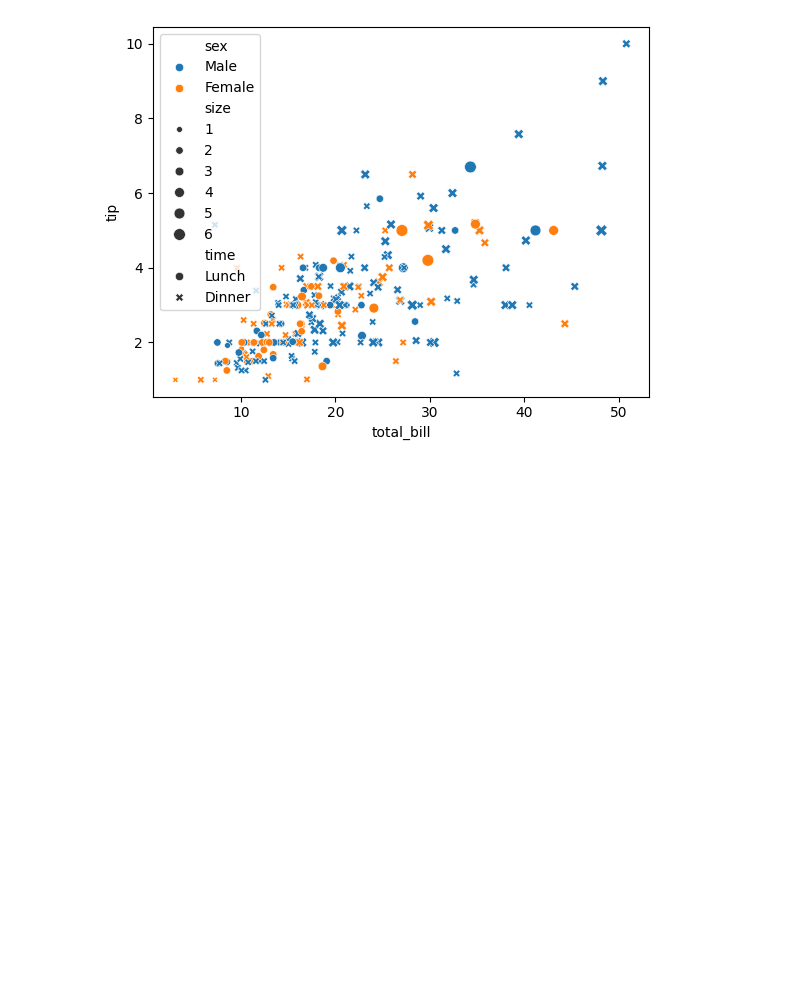
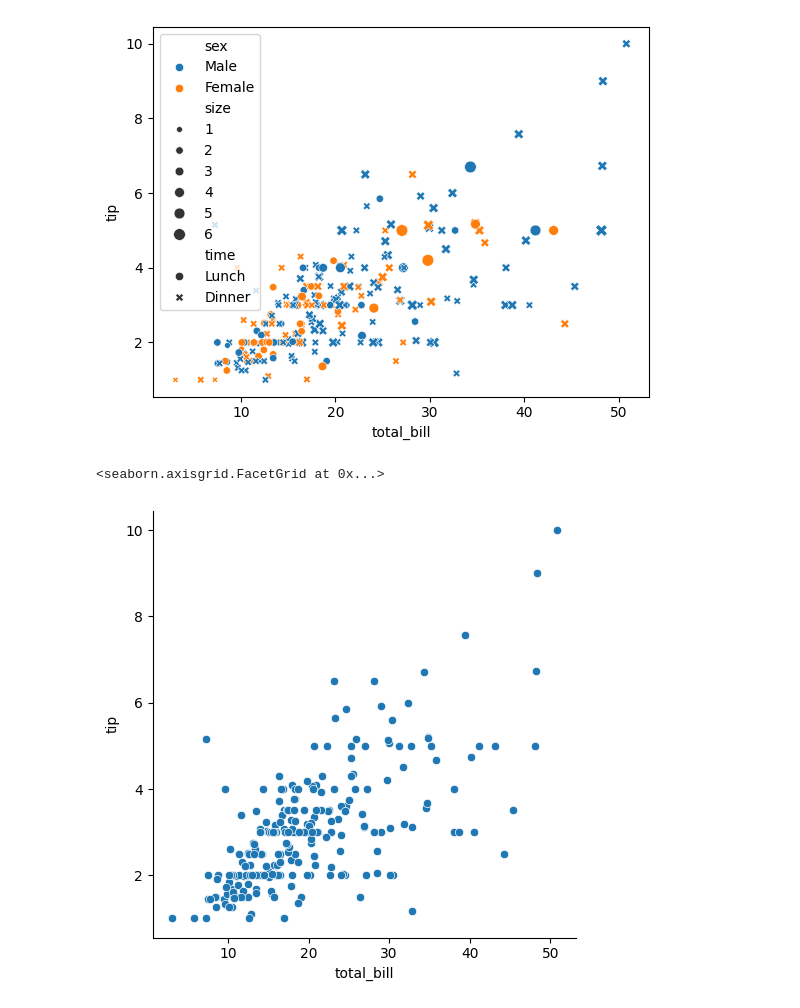
Before and after one commit to Muhammad-Waleed-Source/Seaborn, a Jupyter notebook: Seaborn_1.ipynb, the cells around one changed output. Saved outputs shown, nothing was run; the diff lists cells and outputs as text; code cells hidden in the pictures; blank space fills up the shorter version.

Commit message:
Relational plots (Scatter figure-level)

```diff
--- a/Seaborn_1.ipynb
+++ b/Seaborn_1.ipynb
@@ -84,3 +84,10 @@ sns.scatterplot(tips, x='total_bill', y='tip', hue='sex', style='time', size='si
 # %% [output]
 <Axes: xlabel='total_bill', ylabel='tip'>
 [figure]
+# %%
+# scatter plot -> figure level function -> square shaped -> recommended by seaborn
+
+sns.relplot(tips, x='total_bill', y='tip', kind='scatter')
+# %% [output]
+<seaborn.axisgrid.FacetGrid at 0x...>
+[figure, added]
```
Also changed, not shown: parts of 3 cells of this notebook.
